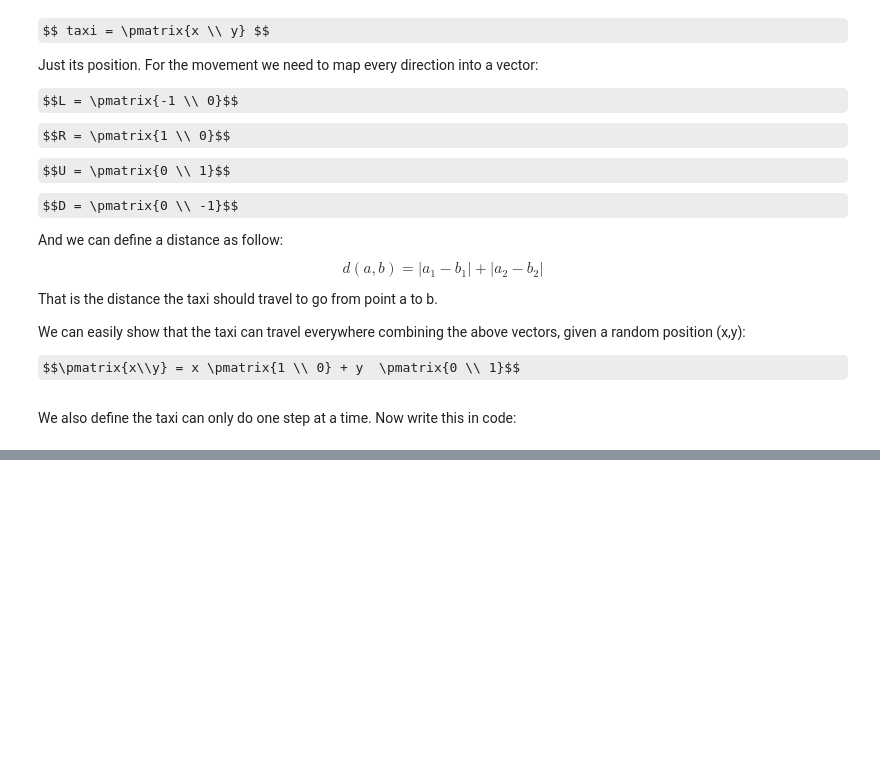
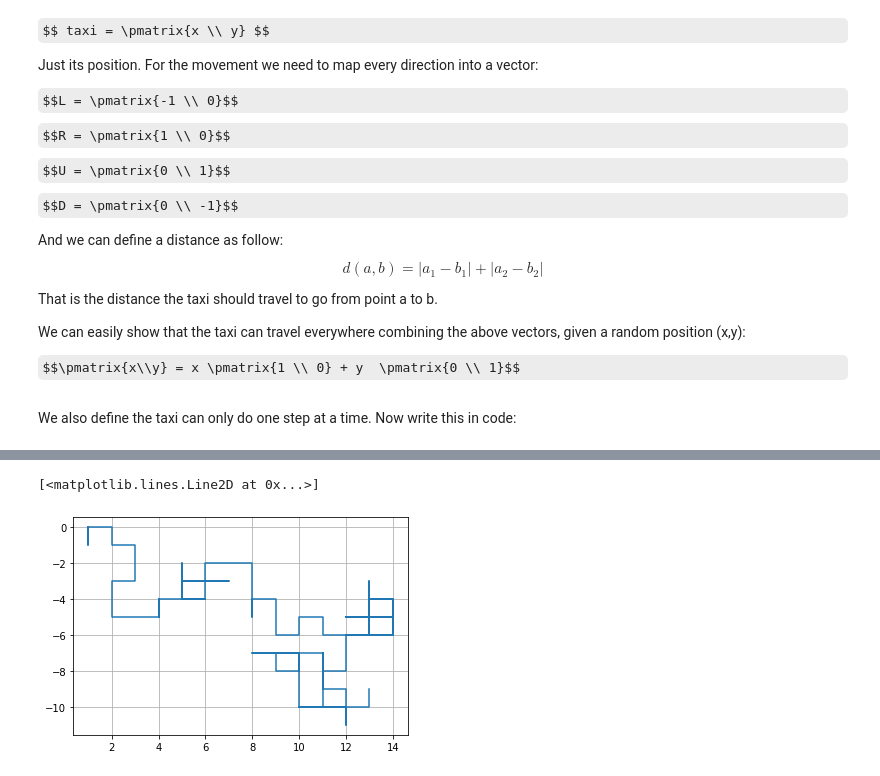
Before and after one commit to edgarklerks/some_musings, a Jupyter notebook: Some_algebraic_structure_of_python_generators.ipynb, the cells around one changed output, grey strips where cells are left out. Saved outputs shown, nothing was run; the diff lists cells and outputs as text; code cells hidden in the pictures; some formulas as TeX source; blank space fills up the shorter version.

```diff
--- a/Some_algebraic_structure_of_python_generators.ipynb
+++ b/Some_algebraic_structure_of_python_generators.ipynb
@@ -158,13 +158,21 @@ $$\pmatrix{x\\y} = x \pmatrix{1 \\ 0} + y  \pmatrix{0 \\ 1}$$
 # %% [markdown]
 We also define the taxi can only do one step at a time. Now write this in code:
 # %%
-#
+def gmap(f,gen):
+    yield from (f(x) for x in gen)
+# map directions to a vector
 def dirToVec(x):
     if x == 1: # L
-        return np.vec([-1,0])
+        return np.array([-1,0])
     if x == 2: # R
-        return np.vec([1,0])
+        return np.array([1,0])
     if x == 3: # U
-        return np.vec([0,1])
+        return np.array([0,1])
     if x == 4: # D
-        return np.vec([0,-1])
+        return np.array([0,-1])
+
+def taxiMovements():
+    yield from gmap(dirToVec,cabDirections())
+
+
+observe(10, taxiMovements())
@@ -170,0 +194,8 @@ def dirToVec(x):
+# %%
+def fold(f,s,g):
+    for x in g:
+        s = f(s,x)
+        yield s
+
+def taxi(pos = np.array([0,0])):
+    yield from fold(lambda current_pos,direction: np.add(current_pos,direction),pos,taxiMovements())
@@ -170,0 +217,14 @@ def dirToVec(x):
+# %%
+
+def observeArray(n,g):
+    return np.array(n, g)
+
+import matplotlib.pyplot as plt
+fig = plt.figure()
+ax = plt.axes()
+plt.grid()
+x,y = observeArray(100,taxi()).T
+plt.plot(x,y)
+# %% [output]
+[<matplotlib.lines.Line2D at 0x...>]
+[figure, added]
```
Also changed, not shown: parts of 6 cells of this notebook.
